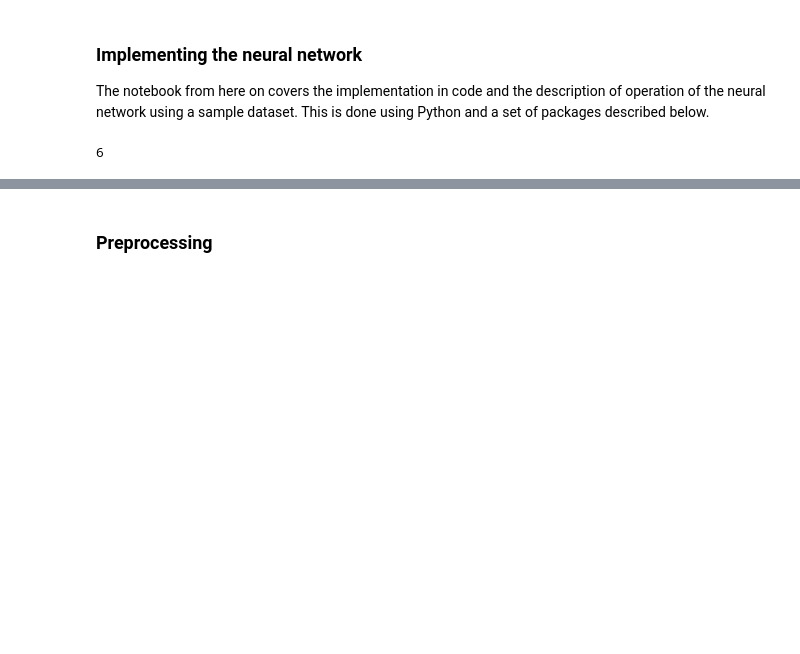
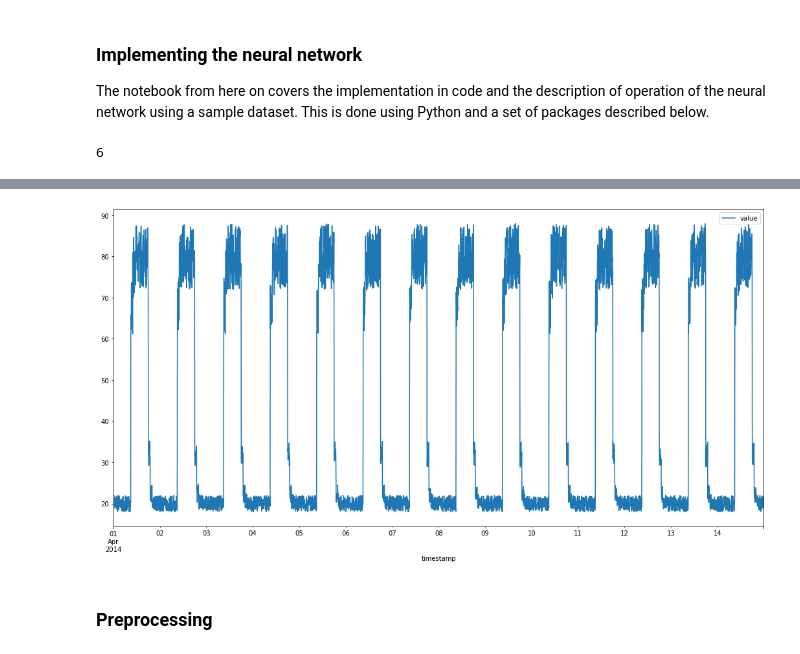
Before and after one commit to donneger/machinelearning_statistics, a Jupyter notebook: ml_project/ml_evaluation.ipynb, the cells around one changed output, grey strips where cells are left out. Drawn from its saved outputs; the diff is of its cells as text; code cells hidden in the pictures; blank space fills up the shorter version.

Commit message:
Initial eploration of the datasets.

```diff
--- a/ml_project/ml_evaluation.ipynb
+++ b/ml_project/ml_evaluation.ipynb
@@ -139,7 +235,11 @@ df_daily_anomaly.head()
 # %%
-#Have a look at the plot of the small noise file. Hvae a look at using seaborn
+# being satisified now that the datasets are as expected from those on the web and it is now time to have a look at the plots of both files.
+# This will give a further insight into the nature of the data.
+# Have a look at using seaborn
 fig, ax = plt.subplots(figsize=(18,9))
-df_no_anomaly.plot(legend=False, ax=ax);
+df_no_anomaly.plot(legend=True, ax=ax);
+# %% [output]
+[figure, added]
 # %%
 #Have a look at the plot of the small noise file with the anomaly.
 fig, ax = plt.subplots(figsize=(18,9))
```
Also changed, not shown: parts of 22 cells of this notebook.
